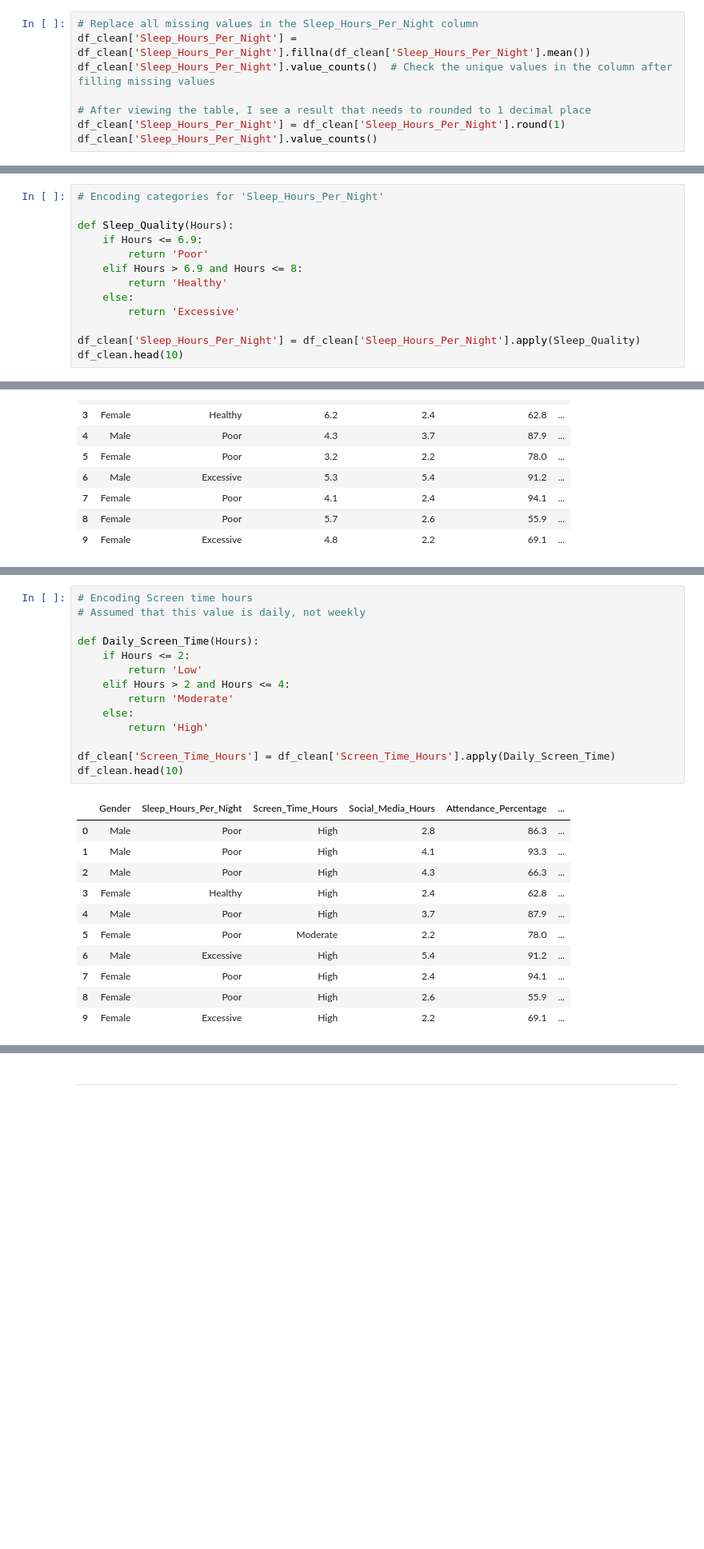
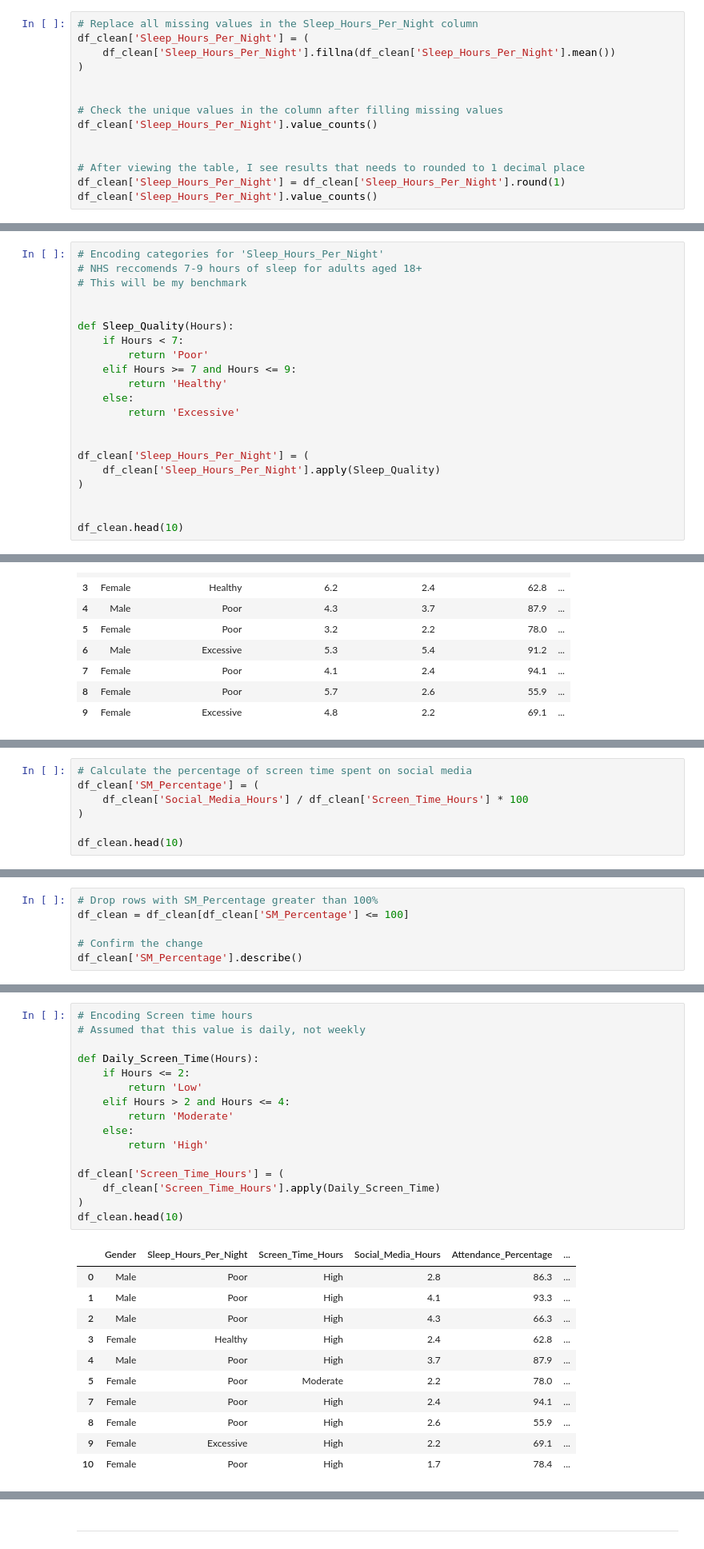
Before and after one commit to 13NateMate37/Student_Productivity_analysis, a Jupyter notebook: jupyter_notebooks/ETL.ipynb, the cells around one changed output, grey strips where cells are left out. Shown at 80% size. Drawn from its saved outputs; the diff is of its cells as text; blank space fills up the shorter version.

```diff
--- a/jupyter_notebooks/ETL.ipynb
+++ b/jupyter_notebooks/ETL.ipynb
@@ -228,10 +228,16 @@ Name: count, dtype: int64
 ['Male' 'Female']
 # %%
 # Replace all missing values in the Sleep_Hours_Per_Night column
-df_clean['Sleep_Hours_Per_Night'] = df_clean['Sleep_Hours_Per_Night'].fillna(df_clean['Sleep_Hours_Per_Night'].mean())
-df_clean['Sleep_Hours_Per_Night'].value_counts()  # Check the unique values in the column after filling missing values
+df_clean['Sleep_Hours_Per_Night'] = (
+    df_clean['Sleep_Hours_Per_Night'].fillna(df_clean['Sleep_Hours_Per_Night'].mean())
+)
 
-# After viewing the table, I see a result that needs to rounded to 1 decimal place
+
+# Check the unique values in the column after filling missing values
+df_clean['Sleep_Hours_Per_Night'].value_counts()
+
+
+# After viewing the table, I see results that needs to rounded to 1 decimal place
 df_clean['Sleep_Hours_Per_Night'] = df_clean['Sleep_Hours_Per_Night'].round(1)
 df_clean['Sleep_Hours_Per_Night'].value_counts()
 # %% [output]
@@ -323,16 +329,24 @@ df_clean
 9270 rows × 15 columns
 # %%
 # Encoding categories for 'Sleep_Hours_Per_Night'
+# NHS reccomends 7-9 hours of sleep for adults aged 18+
+# This will be my benchmark
+
 
 def Sleep_Quality(Hours):
-    if Hours <= 6.9:
+    if Hours < 7:
         return 'Poor'
-    elif Hours > 6.9 and Hours <= 8:
+    elif Hours >= 7 and Hours <= 9:
         return 'Healthy'
     else:
         return 'Excessive'
 
-df_clean['Sleep_Hours_Per_Night'] = df_clean['Sleep_Hours_Per_Night'].apply(Sleep_Quality)
+
+df_clean['Sleep_Hours_Per_Night'] = (
+    df_clean['Sleep_Hours_Per_Night'].apply(Sleep_Quality)
+)
+
+
 df_clean.head(10)
 # %% [output]
 |  | Gender | Sleep_Hours_Per_Night | Screen_Time_Hours | Social_Media_Hours | Attendance_Percentage | ... |
@@ -348,0 +365,7 @@ df_clean.head(10)
+# %%
+# Calculate the percentage of screen time spent on social media
+df_clean['SM_Percentage'] = (
+    df_clean['Social_Media_Hours'] / df_clean['Screen_Time_Hours'] * 100
+)
+
+df_clean.head(10)
@@ -348,0 +386,6 @@ df_clean.head(10)
+# %%
+# Drop rows with SM_Percentage greater than 100%
+df_clean = df_clean[df_clean['SM_Percentage'] <= 100]
+
+# Confirm the change
+df_clean['SM_Percentage'].describe()
@@ -349,29 +402,31 @@ df_clean.head(10)
 # %%
 # Encoding Screen time hours
 # Assumed that this value is daily, not weekly
 
 def Daily_Screen_Time(Hours):
     if Hours <= 2:
         return 'Low'
     elif Hours > 2 and Hours <= 4:
         return 'Moderate'
     else:
         return 'High'
 
-df_clean['Screen_Time_Hours'] = df_clean['Screen_Time_Hours'].apply(Daily_Screen_Time)
+df_clean['Screen_Time_Hours'] = (
+    df_clean['Screen_Time_Hours'].apply(Daily_Screen_Time)
+)
 df_clean.head(10)
 # %% [output]
 |  | Gender | Sleep_Hours_Per_Night | Screen_Time_Hours | Social_Media_Hours | Attendance_Percentage | ... |
 | 0 | Male | Poor | High | 2.8 | 86.3 | ... |
 | 1 | Male | Poor | High | 4.1 | 93.3 | ... |
 | 2 | Male | Poor | High | 4.3 | 66.3 | ... |
 | 3 | Female | Healthy | High | 2.4 | 62.8 | ... |
 | 4 | Male | Poor | High | 3.7 | 87.9 | ... |
 | 5 | Female | Poor | Moderate | 2.2 | 78.0 | ... |
-| 6 | Male | Excessive | High | 5.4 | 91.2 | ... |
 | 7 | Female | Poor | High | 2.4 | 94.1 | ... |
 | 8 | Female | Poor | High | 2.6 | 55.9 | ... |
 | 9 | Female | Excessive | High | 2.2 | 69.1 | ... |
+| 10 | Female | Poor | High | 1.7 | 78.4 | ... |
 # %%
 # Encoding Social Media Hours
 # Also assumed that this value is daily
```
Also changed, not shown: parts of 9 cells of this notebook, 2 other files.
